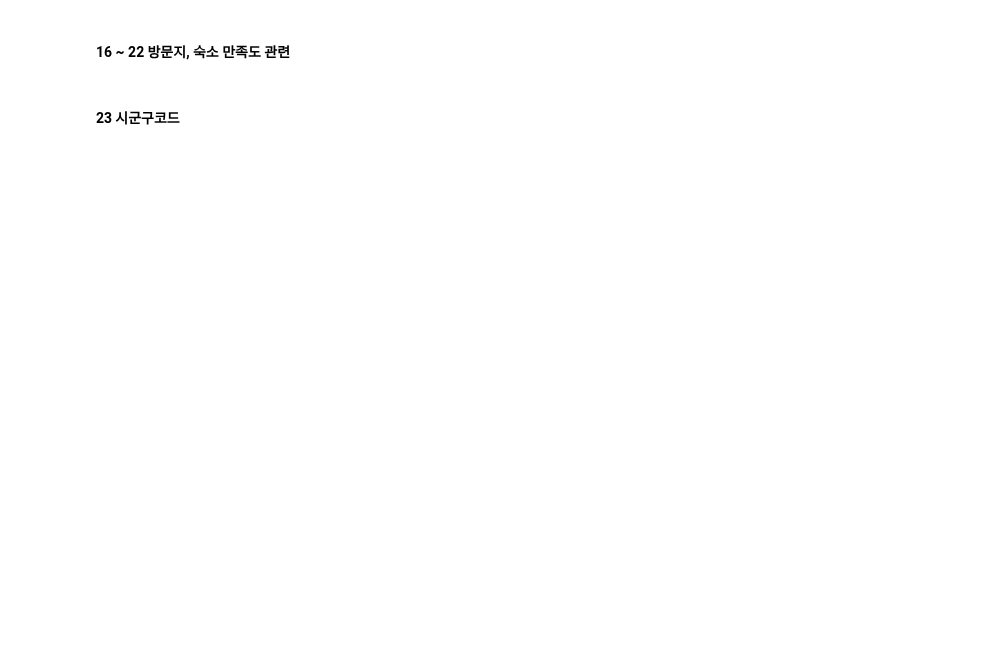
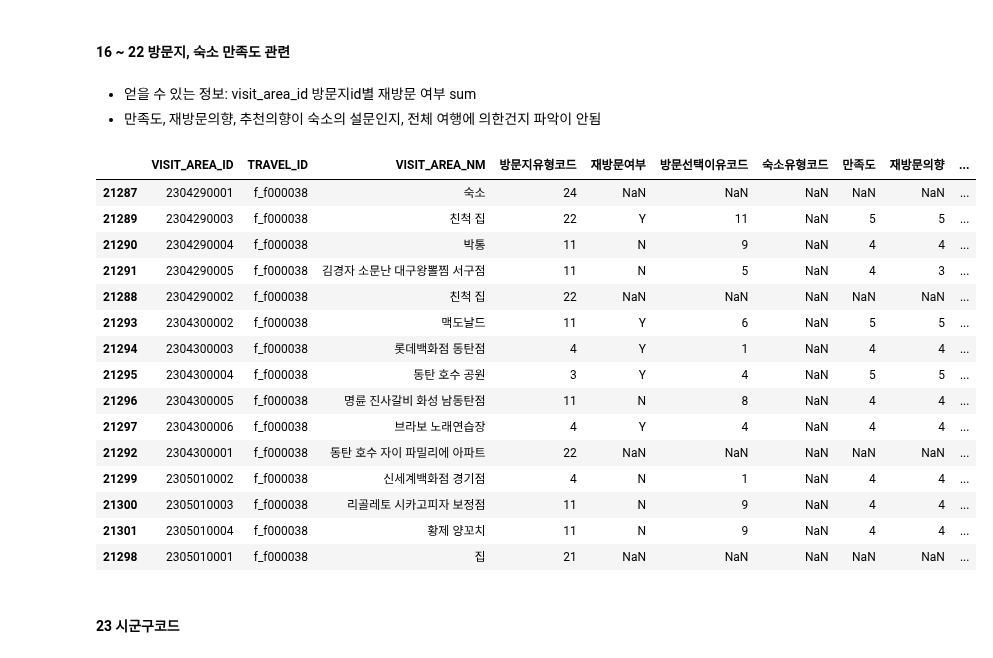
Before and after one commit to SKNetworks-AI19-250818/SKN19-mini-1Team, a Jupyter notebook: preprocessing/방문지데이터확인.ipynb, the cells around one changed output. Saved outputs shown, nothing was run; the diff lists cells and outputs as text; code cells hidden in the pictures; blank space fills up the shorter version.

```diff
--- a/preprocessing/방문지데이터확인.ipynb
+++ b/preprocessing/방문지데이터확인.ipynb
@@ -180,12 +222,49 @@ temp
 # %% [markdown]
 #### 16 ~ 22 방문지, 숙소 만족도 관련
+# %%
+def columns_eng_to_kor(df):
+    mapping = {
+        "VISIT_AREA_TYPE_CD": "방문지유형코드",
+        "REVISIT_YN": "재방문여부",
+        "VISIT_CHC_REASON_CD": "방문선택이유코드",
+        "LODGING_TYPE_CD": "숙소유형코드",
+        "DGSTFN": "만족도",
+        "REVISIT_INTENTION": "재방문의향",
+        "RCMDTN_INTENTION": "추천의향",
+    }
+    return df.rename(columns=mapping)
 # %%
-# VISIT_AREA_TYPE_CD        방문지유형코드
-# REVISIT_YN                재방문여부
-# VISIT_CHC_REASON_CD       방문선택이유코드
-# LODGING_TYPE_CD           숙소유형코드
-# DGSTFN                    만족도
-# REVISIT_INTENTION         재방문의향
-# RCMDTN_INTENTION          추천의향
+temp = visit_info[['VISIT_AREA_ID', 'TRAVEL_ID', 'VISIT_ORDER', 'VISIT_AREA_NM', \
+                   'VISIT_AREA_TYPE_CD', 'REVISIT_YN', 'VISIT_CHC_REASON_CD', \
+                    'LODGING_TYPE_CD', 'DGSTFN', 'REVISIT_INTENTION', 'RCMDTN_INTENTION']]
+
+df = columns_eng_to_kor(temp)
+
+travel_id = 'f_f000038'
+df = df[df['TRAVEL_ID']==travel_id]
+df['VISIT_ORDER'] = df['VISIT_ORDER'].astype(int)
+df = df.sort_values(by=['VISIT_ORDER'])
+# %% [markdown]
+- 얻을 수 있는 정보: visit_area_id 방문지id별 재방문 여부 sum
+- 만족도, 재방문의향, 추천의향이 숙소의 설문인지, 전체 여행에 의한건지 파악이 안됨
+# %%
+df.drop(['VISIT_ORDER'], axis=1)
+# %% [output]
+|  | VISIT_AREA_ID | TRAVEL_ID | VISIT_AREA_NM | 방문지유형코드 | 재방문여부 | 방문선택이유코드 | 숙소유형코드 | 만족도 | 재방문의향 | ... |
+| 21287 | 2304290001 | f_f000038 | 숙소 | 24 | NaN | NaN | NaN | NaN | NaN | ... |
+| 21289 | 2304290003 | f_f000038 | 친척 집 | 22 | Y | 11 | NaN | 5 | 5 | ... |
+| 21290 | 2304290004 | f_f000038 | 박통 | 11 | N | 9 | NaN | 4 | 4 | ... |
+| 21291 | 2304290005 | f_f000038 | 김경자 소문난 대구왕뽈찜 서구점 | 11 | N | 5 | NaN | 4 | 3 | ... |
+| 21288 | 2304290002 | f_f000038 | 친척 집 | 22 | NaN | NaN | NaN | NaN | NaN | ... |
+| 21293 | 2304300002 | f_f000038 | 맥도날드 | 11 | Y | 6 | NaN | 5 | 5 | ... |
+| 21294 | 2304300003 | f_f000038 | 롯데백화점 동탄점 | 4 | Y | 1 | NaN | 4 | 4 | ... |
+| 21295 | 2304300004 | f_f000038 | 동탄 호수 공원 | 3 | Y | 4 | NaN | 5 | 5 | ... |
+| 21296 | 2304300005 | f_f000038 | 명륜 진사갈비 화성 남동탄점 | 11 | N | 8 | NaN | 4 | 4 | ... |
+| 21297 | 2304300006 | f_f000038 | 브라보 노래연습장 | 4 | Y | 4 | NaN | 4 | 4 | ... |
+| 21292 | 2304300001 | f_f000038 | 동탄 호수 자이 파밀리에 아파트 | 22 | NaN | NaN | NaN | NaN | NaN | ... |
+| 21299 | 2305010002 | f_f000038 | 신세계백화점 경기점 | 4 | N | 1 | NaN | 4 | 4 | ... |
+| 21300 | 2305010003 | f_f000038 | 리골레토 시카고피자 보정점 | 11 | N | 9 | NaN | 4 | 4 | ... |
+| 21301 | 2305010004 | f_f000038 | 황제 양꼬치 | 11 | N | 9 | NaN | 4 | 4 | ... |
+| 21298 | 2305010001 | f_f000038 | 집 | 21 | NaN | NaN | NaN | NaN | NaN | ... |
 # %% [markdown]
 #### 23 시군구코드
```
Also changed, not shown: parts of 9 cells of this notebook.
